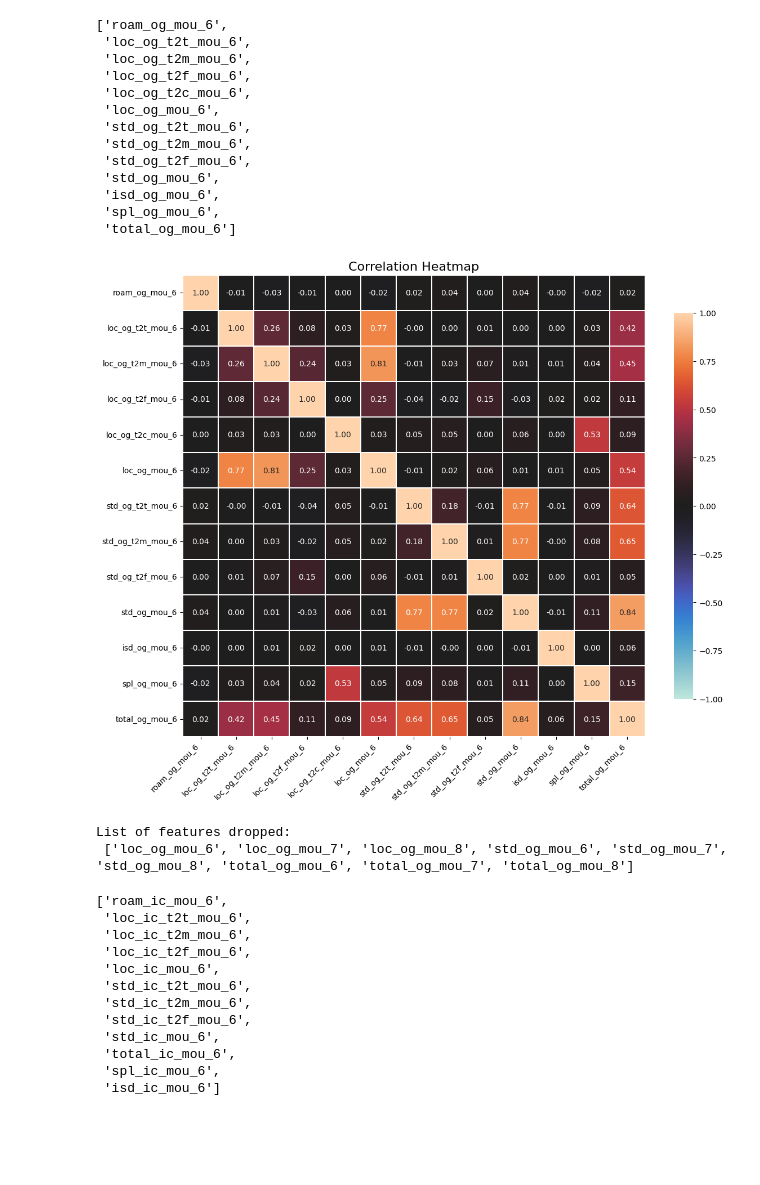
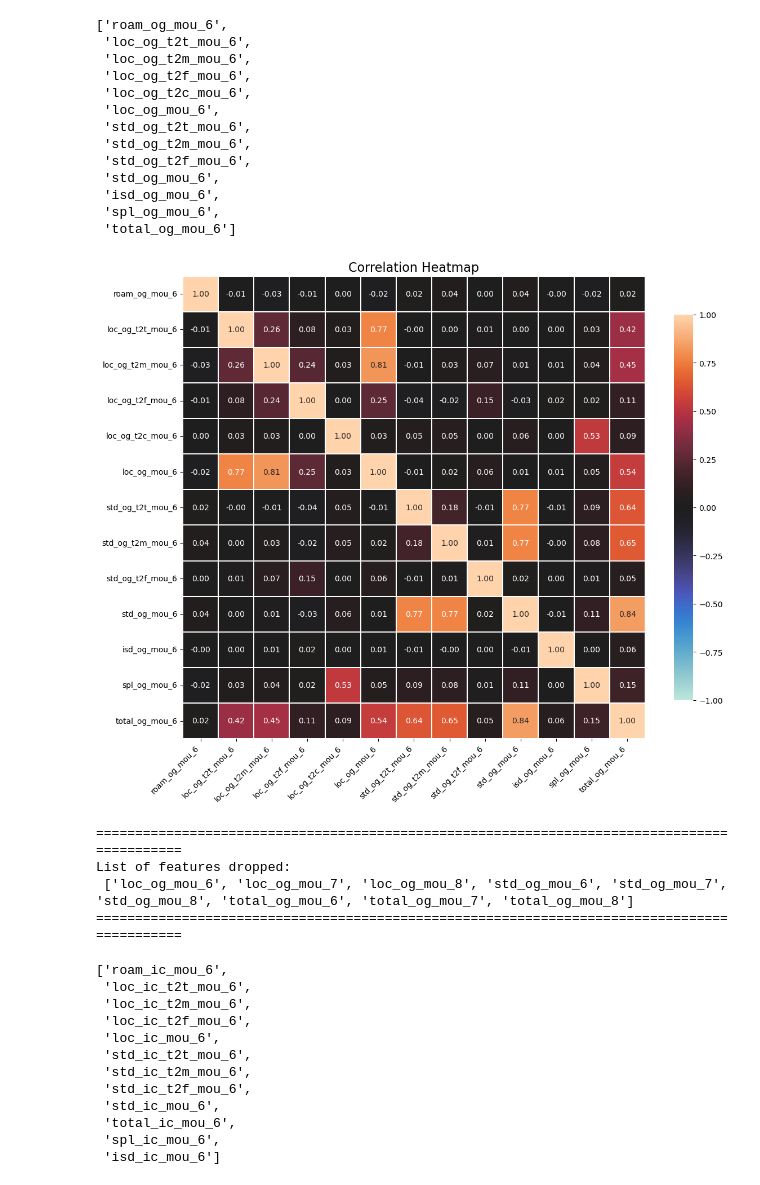
Before and after one commit to RohitKini/TelecomChurn, a Jupyter notebook: sowmily-rohit.ipynb, the cells around one changed output. Saved outputs shown, nothing was run; the diff lists cells and outputs as text; code cells hidden in the pictures; blank space fills up the shorter version.

Commit message:
Kaggle Notebook | SOWMILY_ROHIT | Version 8

```diff
--- a/sowmily-rohit.ipynb
+++ b/sowmily-rohit.ipynb
@@ -117,12 +111,10 @@ def print_model_metrics(y_test,y_pred,model_name):
 # %%
-data = pd.read_csv("/kaggle/input/telecom-churn-case-study-hackathon-c-67/train.csv")
-unseen = pd.read_csv("/kaggle/input/telecom-churn-case-study-hackathon-c-67/test.csv")
-sample = pd.read_csv("/kaggle/input/telecom-churn-case-study-hackathon-c-67/sample.csv")
-data_dict = pd.read_csv("/kaggle/input/telecom-churn-case-study-hackathon-c-67/data_dictionary.csv")
+data = pd.read_csv("train.csv")
+unseen = pd.read_csv("test.csv")
+data_dict = pd.read_csv("data_dictionary.csv")
 
 print(data.shape)
 print(unseen.shape)
-print(sample.shape)
 print(data_dict.shape)
 # %% [output]
 (69999, 172)
@@ -751,37 +832,51 @@ og_mou_features
  'spl_og_mou_6',
  'total_og_mou_6']
 # %%
-##Let's check the correlation between these variables to see if there is pattern between variables
+# Let's check the correlation between these variables to see if there is pattern between variables
 
 def plot_correlation_heatmap(data, features, title="Correlation Heatmap"):
-    corr = data[features].corr(numeric_only=True)
+    """
+    Creates a heatmap visualization of the correlation matrix for a subset of features in a DataFrame.
 
-    # Define a custom color palette
+    Args:
+        data (pandas.DataFrame): The DataFrame containing the data.
+        features (list): A list of feature names to include in the correlation analysis.
+        title (str, optional): The title for the heatmap plot. Defaults to "Correlation Heatmap".
+    """
+
+    corr = data[features].corr(numeric_only=True)  # Calculates pairwise correlation for numeric features
+
+    # Define a custom color palette (optional)
     colors = ["#3498db", "#e74c3c"]
-    # cmap = sns.diverging_palette(220, 10, as_cmap=True)
 
     plt.figure(figsize=(12, 10))
     ax = sns.heatmap(
-        corr, cbar_kws={"shrink": 0.8},
+        corr,
+        cbar_kws={"shrink": 0.8},
         vmin=-1, vmax=1, center=0, square=True,
-        annot=True, linewidths=0.1, annot_kws={"size": 10}, fmt=".2f")
+        annot=True, linewidths=0.1, annot_kws={"size": 10}, fmt=".2f"
+    )
     plt.title(title, fontsize=16)
     plt.xticks(rotation=45, ha='right')
     plt.yticks(rotation=0)
     plt.tight_layout()
     plt.show()
 
-
-plot_correlation_heatmap(data, og_mou_features)
+plot_correlation_heatmap(data, og_mou_features)  # Calls the function with the 'data' DataFrame and 'og_mou_features' list
 # %% [output]
-[figure, old version]
+[figure, new version]
 # %%
-##Dropping 'loc_og_mou', 'std_og_mou' and 'total_og_mou' for all 3 months
-drop_og_mou_features = list(data.columns[data.columns.str.contains('loc_og_mou_|std_og_mou_|total_og_mou_')])
-print('List of features dropped:\n', drop_og_mou_features)
+#Dropping 'loc_og_mou', 'std_og_mou' and 'total_og_mou' for all 3 months
+drop_og_mou_features = list(data.columns[data.columns.str.contains('loc_og_mou_|std_og_mou_|total_og_mou_')]) # Creates a list called 'drop_og_mou_features' containing column names from 'data' that contain 'loc_og_mou_', 'std_og_mou_', or 'total_og_mou_'.
+print("============================================================================================")
+print('List of features dropped:\n', drop_og_mou_features) # Prints the list of features that will be dropped.
 
-data.drop(drop_og_mou_features, axis=1, inplace= True)
+data.drop(drop_og_mou_features, axis=1, inplace=True) # Drops the columns listed in 'drop_og_mou_features' from the 'data' DataFrame in place.
+unseen.drop(drop_og_mou_features, axis=1, inplace=True) # Drops the columns listed in 'drop_og_mou_features' from the 'unseen' DataFrame in place.
+print("============================================================================================") # Prints a separator for visual clarity.
 # %% [output]
+============================================================================================
 List of features dropped:
  ['loc_og_mou_6', 'loc_og_mou_7', 'loc_og_mou_8', 'std_og_mou_6', 'std_og_mou_7', 'std_og_mou_8', 'total_og_mou_6', 'total_og_mou_7', 'total_og_mou_8']
+============================================================================================
 # %%
```
Also changed, not shown: parts of 98 cells of this notebook.
